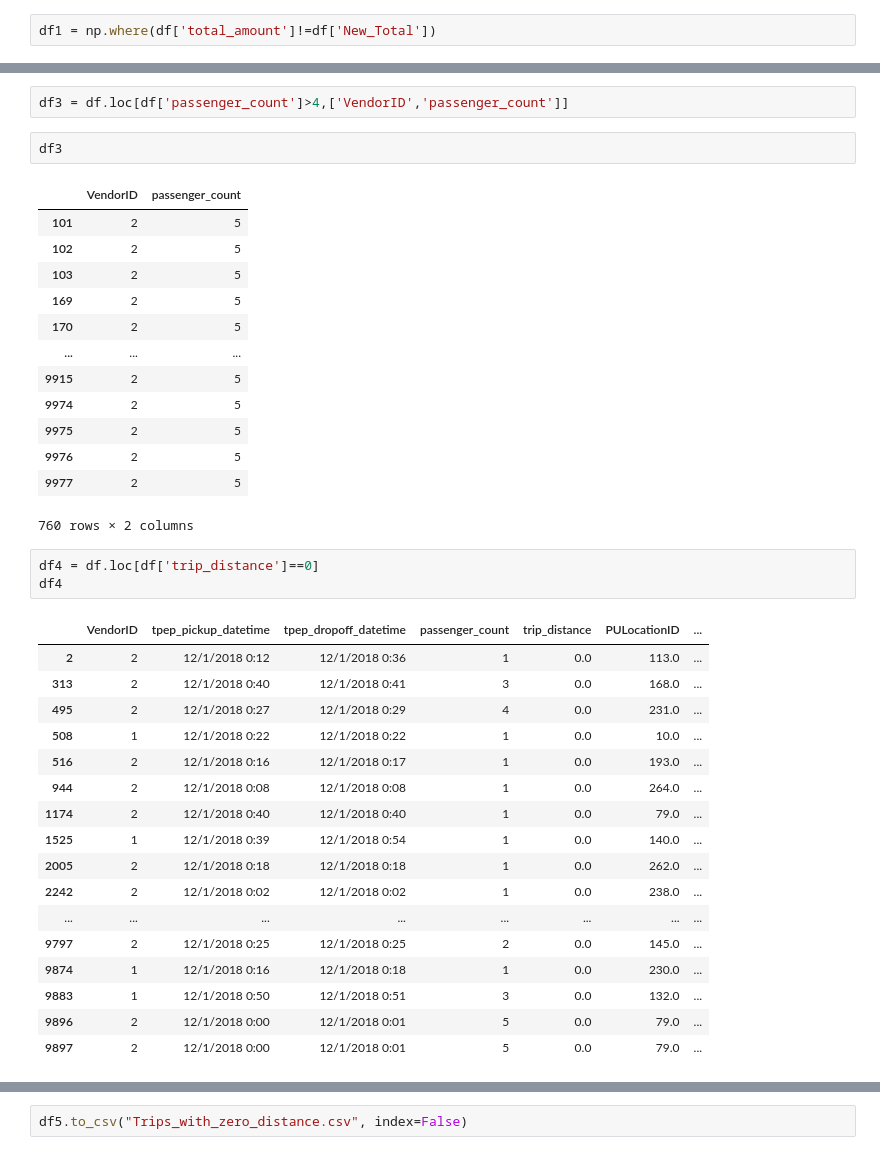
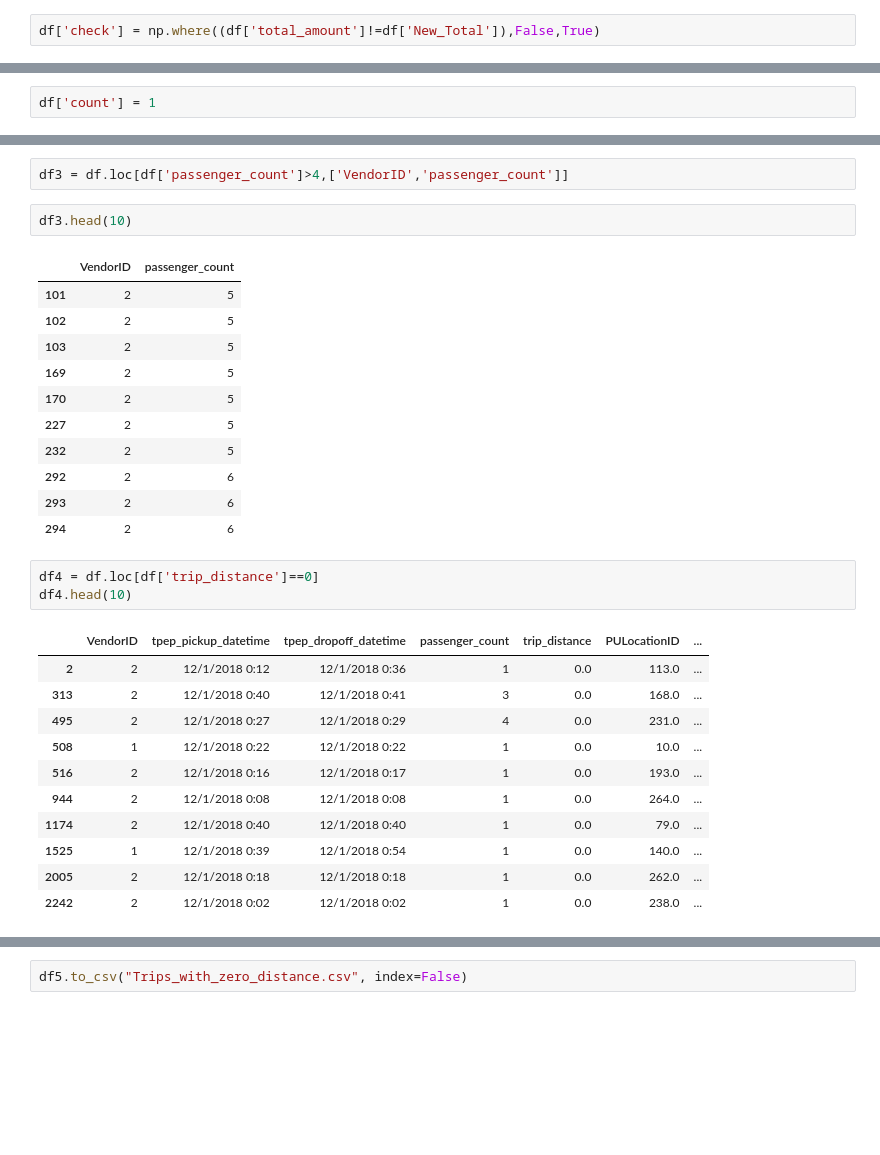
Before and after one commit to Salman-Shek/JupyterNotebook, a Jupyter notebook: taxidata/Taxi_Dataset.ipynb, the cells around one changed output, grey strips where cells are left out. Drawn from its saved outputs; the diff is of its cells as text; blank space fills up the shorter version.

```diff
--- a/taxidata/Taxi_Dataset.ipynb
+++ b/taxidata/Taxi_Dataset.ipynb
@@ -148,5 +120,5 @@ df1.head()
 # %%
 import numpy as np
 # %%
-df1 = np.where(df['total_amount']!=df['New_Total'])
+df['check'] = np.where((df['total_amount']!=df['New_Total']),False,True)
 # %%
@@ -178 +157,3 @@ df
+# %%
+df['count'] = 1
 # %%
@@ -193,7 +174,7 @@ df2
 # %%
 df3 = df.loc[df['passenger_count']>4,['VendorID','passenger_count']]
 # %%
-df3
+df3.head(10)
 # %% [output]
 |  | VendorID | passenger_count |
 | 101 | 2 | 5 |
@@ -201,33 +182,25 @@ df3
 | 103 | 2 | 5 |
 | 169 | 2 | 5 |
 | 170 | 2 | 5 |
-| ... | ... | ... |
-| 9915 | 2 | 5 |
-| 9974 | 2 | 5 |
-| 9975 | 2 | 5 |
-| 9976 | 2 | 5 |
-| 9977 | 2 | 5 |
+| 227 | 2 | 5 |
+| 232 | 2 | 5 |
+| 292 | 2 | 6 |
+| 293 | 2 | 6 |
+| 294 | 2 | 6 |
-760 rows × 2 columns
 # %%
 df4 = df.loc[df['trip_distance']==0]
-df4
+df4.head(10)
 # %% [output]
 |  | VendorID | tpep_pickup_datetime | tpep_dropoff_datetime | passenger_count | trip_distance | PULocationID | ... |
 | 2 | 2 | 12/1/2018 0:12 | 12/1/2018 0:36 | 1 | 0.0 | 113.0 | ... |
 | 313 | 2 | 12/1/2018 0:40 | 12/1/2018 0:41 | 3 | 0.0 | 168.0 | ... |
 | 495 | 2 | 12/1/2018 0:27 | 12/1/2018 0:29 | 4 | 0.0 | 231.0 | ... |
 | 508 | 1 | 12/1/2018 0:22 | 12/1/2018 0:22 | 1 | 0.0 | 10.0 | ... |
 | 516 | 2 | 12/1/2018 0:16 | 12/1/2018 0:17 | 1 | 0.0 | 193.0 | ... |
 | 944 | 2 | 12/1/2018 0:08 | 12/1/2018 0:08 | 1 | 0.0 | 264.0 | ... |
 | 1174 | 2 | 12/1/2018 0:40 | 12/1/2018 0:40 | 1 | 0.0 | 79.0 | ... |
 | 1525 | 1 | 12/1/2018 0:39 | 12/1/2018 0:54 | 1 | 0.0 | 140.0 | ... |
 | 2005 | 2 | 12/1/2018 0:18 | 12/1/2018 0:18 | 1 | 0.0 | 262.0 | ... |
 | 2242 | 2 | 12/1/2018 0:02 | 12/1/2018 0:02 | 1 | 0.0 | 238.0 | ... |
-| ... | ... | ... | ... | ... | ... | ... | ... |
-| 9797 | 2 | 12/1/2018 0:25 | 12/1/2018 0:25 | 2 | 0.0 | 145.0 | ... |
-| 9874 | 1 | 12/1/2018 0:16 | 12/1/2018 0:18 | 1 | 0.0 | 230.0 | ... |
-| 9883 | 1 | 12/1/2018 0:50 | 12/1/2018 0:51 | 3 | 0.0 | 132.0 | ... |
-| 9896 | 2 | 12/1/2018 0:00 | 12/1/2018 0:01 | 5 | 0.0 | 79.0 | ... |
-| 9897 | 2 | 12/1/2018 0:00 | 12/1/2018 0:01 | 5 | 0.0 | 79.0 | ... |
 # %%
 df5 = df.loc[(df['trip_distance']==0) & (df['total_amount']>0)]
```
Also changed, not shown: parts of 17 cells of this notebook.
